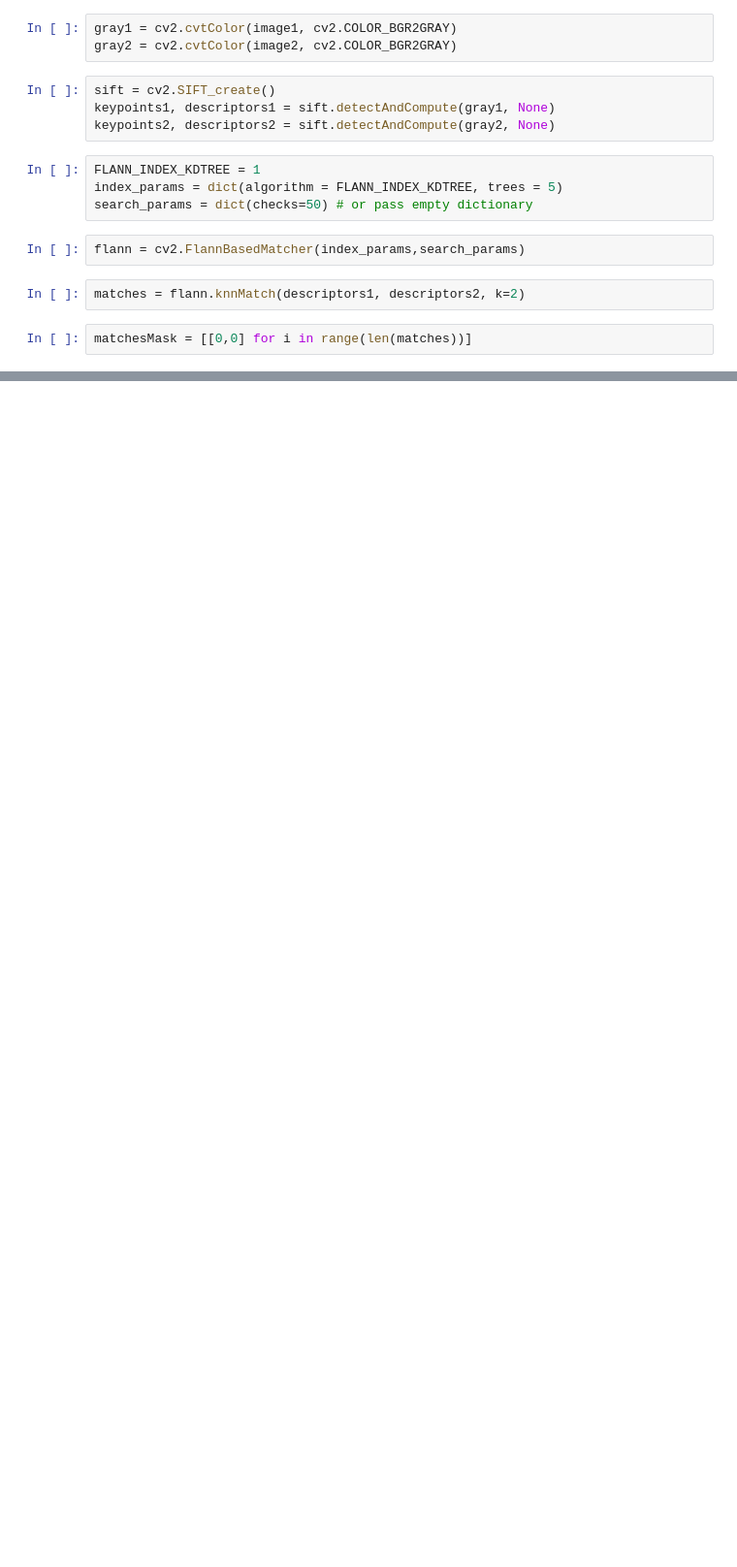
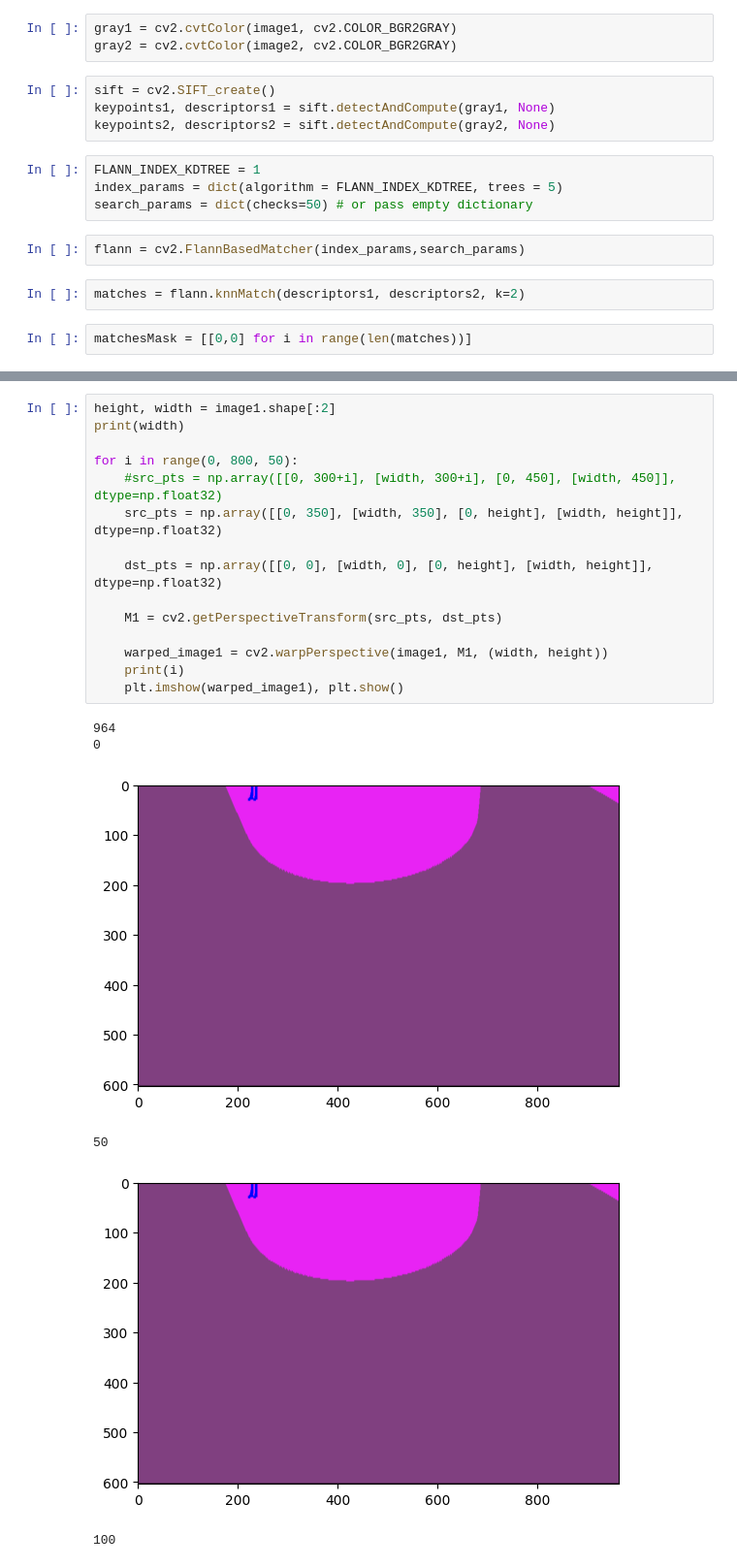
Before and after one commit to wuyasan/CVFinalProject, a Jupyter notebook: notebooks/sift_flann.ipynb, the cells around one changed output, grey strips where cells are left out. Shown at 97% size. Cells and saved outputs as stored; diff of their text form; blank space fills up the shorter version.

```diff
--- a/notebooks/sift_flann.ipynb
+++ b/notebooks/sift_flann.ipynb
@@ -66,0 +72,22 @@ plt.imshow(img4), plt.show()
+# %%
+height, width = image1.shape[:2]
+print(width)
+
+for i in range(0, 800, 50):
+    #src_pts = np.array([[0, 300+i], [width, 300+i], [0, 450], [width, 450]], dtype=np.float32)
+    src_pts = np.array([[0, 350], [width, 350], [0, height], [width, height]], dtype=np.float32)
+
+    dst_pts = np.array([[0, 0], [width, 0], [0, height], [width, height]], dtype=np.float32)
+
+    M1 = cv2.getPerspectiveTransform(src_pts, dst_pts)
+
+    warped_image1 = cv2.warpPerspective(image1, M1, (width, height))
+    print(i)
+    plt.imshow(warped_image1), plt.show()
+# %% [output]
+964
+0
+[figure, added]
+50
+[figure, added]
+100
```
Also changed, not shown: parts of 6 cells of this notebook, 1 other file.
